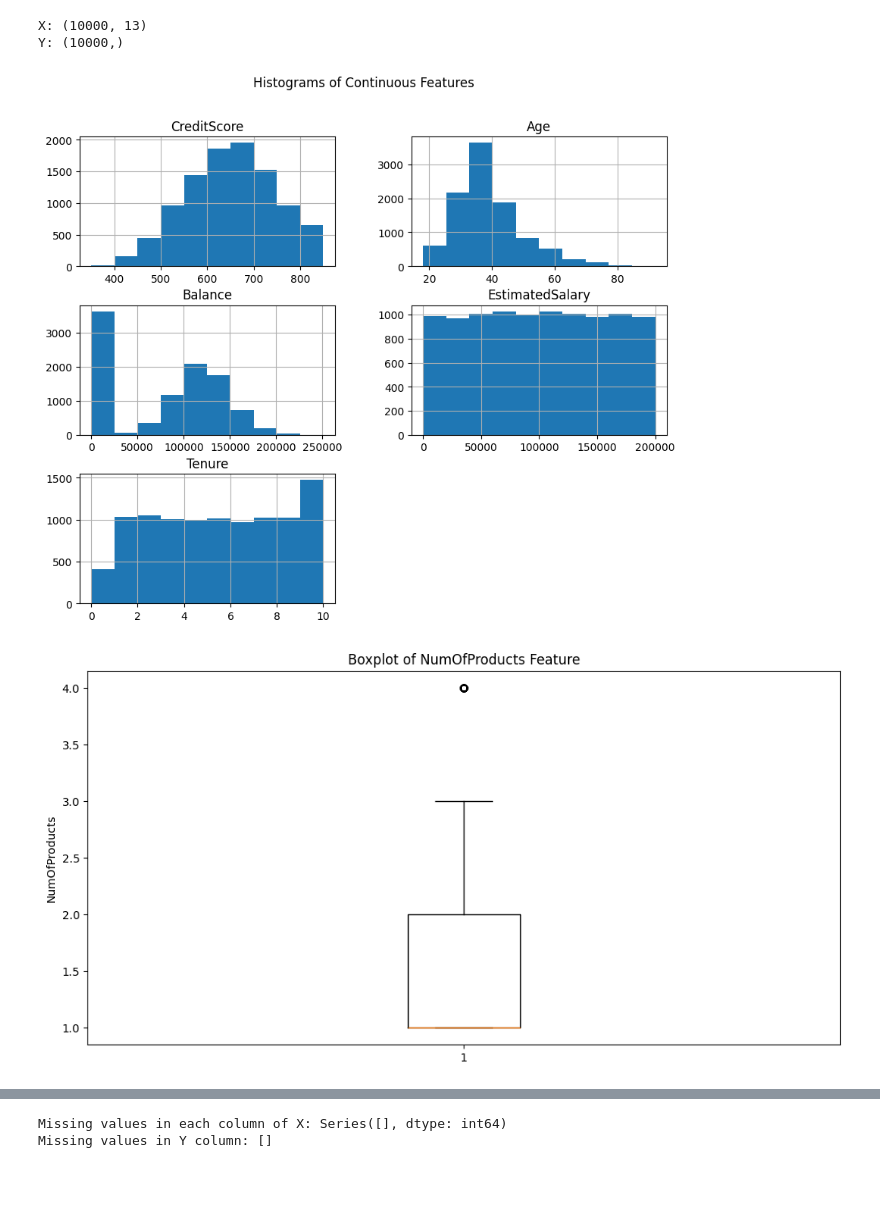
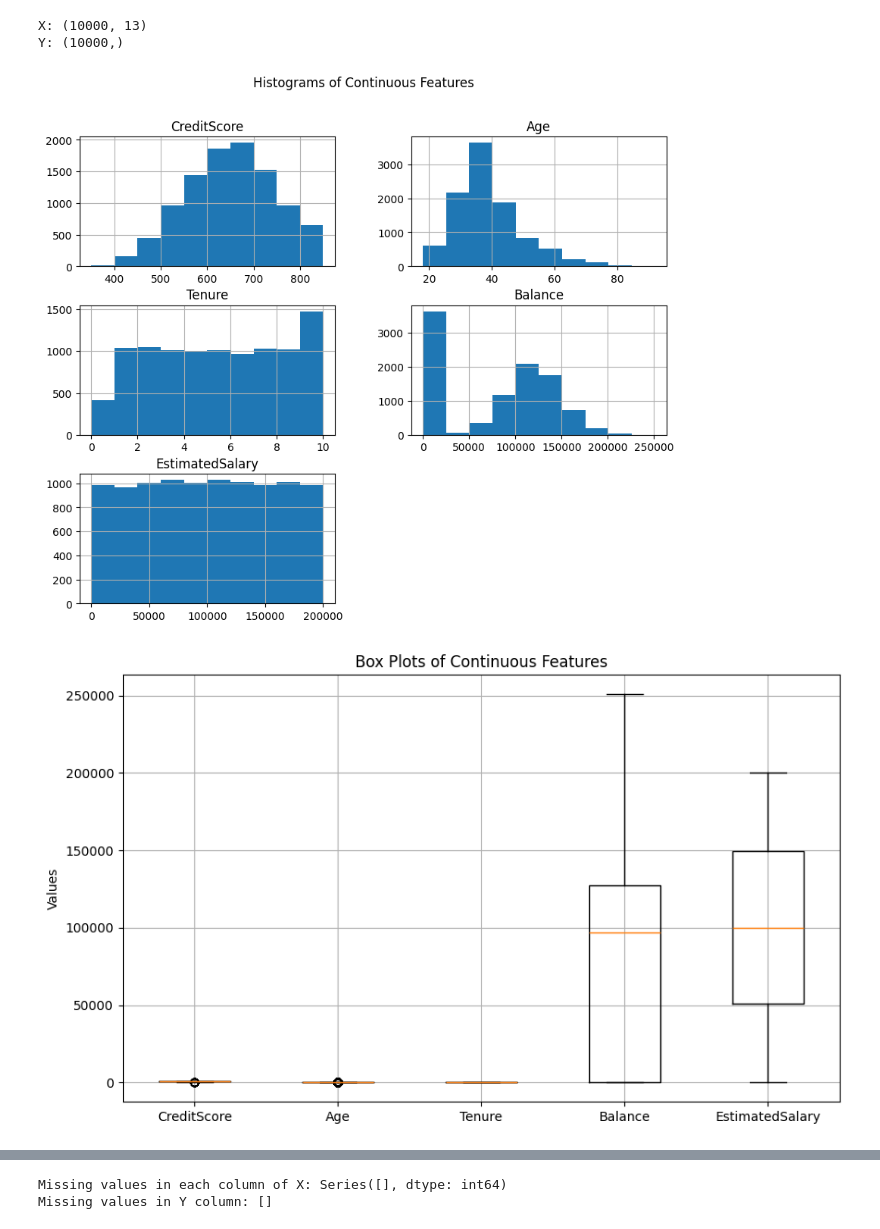
Before and after one commit to khushabuborwal/churn-prediction-logistic-l1-l2, a Jupyter notebook: main.ipynb, the cells around one changed output, grey strips where cells are left out. Drawn from its saved outputs; the diff is of its cells as text; code cells hidden in the pictures; blank space fills up the shorter version.

Commit message:
Plot graph

```diff
--- a/main.ipynb
+++ b/main.ipynb
@@ -53,21 +53,24 @@ X: (10000, 13)
 Y: (10000,)
 # %%
 # Explore the Data
+# Define continuous columns
+continuous_columns = ['CreditScore', 'Age', 'Tenure', 'Balance', 'EstimatedSalary']
+
 # Plot histograms for continuous features
-X[['CreditScore', 'Age', 'Balance', 'EstimatedSalary', 'Tenure']].hist(figsize=(10, 8))
+X[continuous_columns].hist(figsize=(10, 8))
 plt.suptitle('Histograms of Continuous Features')
 plt.show()
 
-# Box Plot for feature data
-num_of_products = X['NumOfProducts']
-fig, ax = plt.subplots(figsize=(12, 6))
-# Plot the boxplot
-ax.boxplot(num_of_products)
-# Set title and labels
-ax.set_title('Boxplot of NumOfProducts Feature')
-ax.set_ylabel('NumOfProducts')
-# Display the plot
+
+# Box Plot for each continuous variable
+plt.figure(figsize=(10, 6))
+plt.boxplot([X[col] for col in continuous_columns], tick_labels=continuous_columns)  # Using 'tick_labels'
+plt.title('Box Plots of Continuous Features')
+plt.ylabel('Values')
+plt.grid(True)
+
+# Show the plot
 plt.show()
 # %% [output]
-[figure, old version]
+[figure, new version]
-[figure, old version]
+[figure, new version]
```
Also changed, not shown: parts of 3 cells of this notebook.
